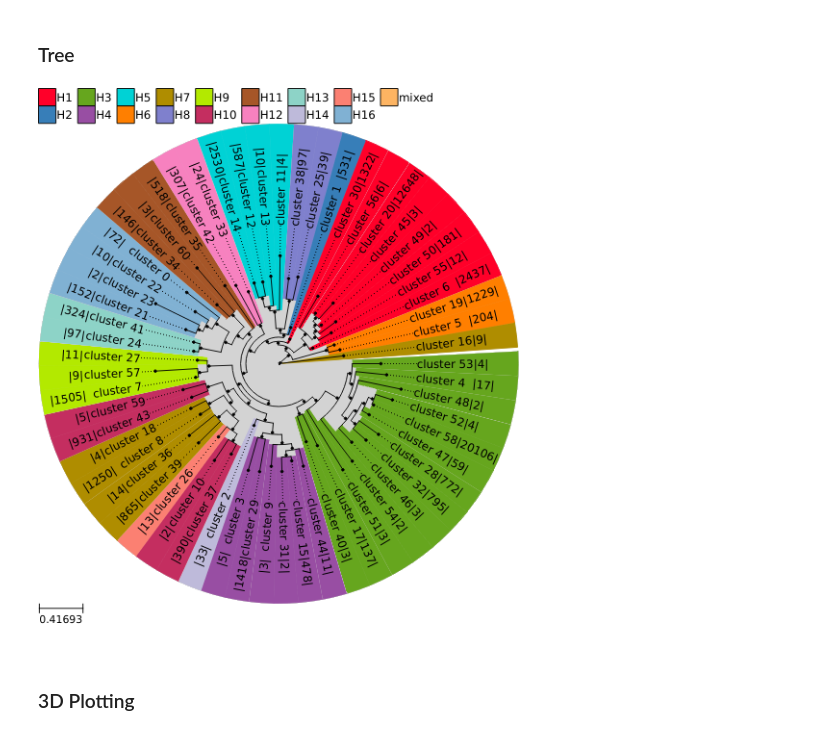
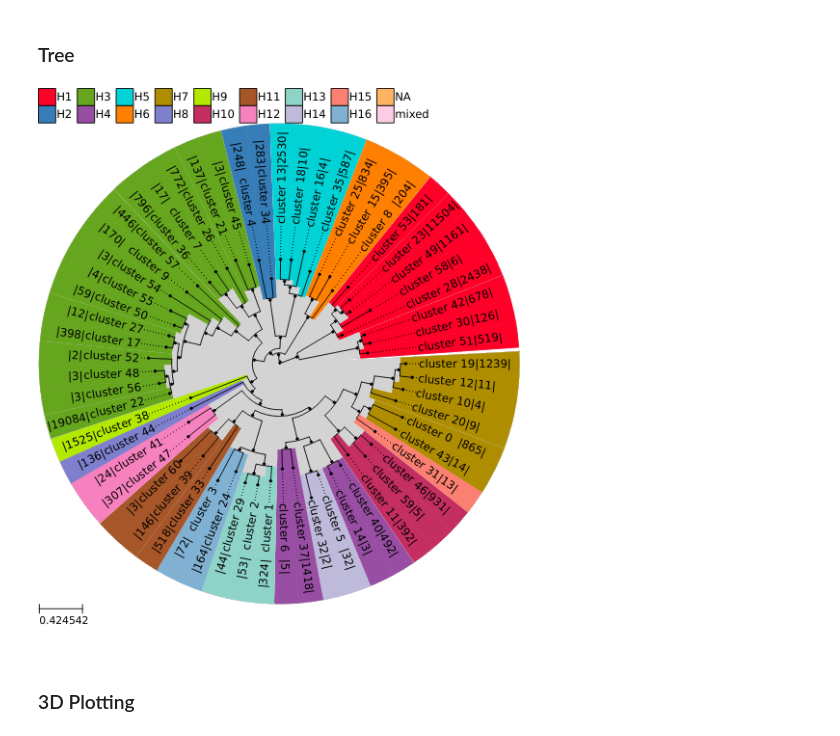
Before and after one commit to ahenoch/FluClust, a Jupyter notebook: Clusterer.ipynb, the cells around one changed output. Cells and saved outputs as stored; diff of their text form; code cells hidden in the pictures.

```diff
--- a/Clusterer.ipynb
+++ b/Clusterer.ipynb
@@ -454,7 +454,7 @@ def curateFASTA(infile, split, identifier = 0, columns = {'':1}):
 # %% [markdown]
 ### Clustering
 # %%
-k = 5
+k = 7
 split = '|'
 #quality = {'(?!^UNKNOWN_.*)':1}
 quality = {'pass':8, '4':2}
@@ -466,8 +466,8 @@ num_clust =  60
 n_components = 50
 procs = 10
 state = 1.0
-alpha = 0.5
-beta = 0.25
+alpha = 0.25
+beta = 0.125
 init = 0.0
 preprocess = True
 infile = 'A.fasta'
@@ -541,11 +541,11 @@ treequery.replace('', 'NA', inplace = True)
 treequery.replace(np.nan, 'NA', inplace = True)
 # %%
 tree, ts = getlocalTree(framelocal, treequery, feature = feature, rownumber = rownumber, prune = prune, treshold = treshold, listcolor = listcolor)
-#_ = tree.render(file_name = 'clustertree_degue.pdf', tree_style = ts, w = 500)
-_ = tree.render(file_name = 'clustertree_influenza.pdf', tree_style = ts, w = 500)
+#_ = tree.render(file_name = 'clustertree_degue_220103.pdf', tree_style = ts, w = 500)
+_ = tree.render(file_name = 'clustertree_influenza_220103.pdf', tree_style = ts, w = 500)
 tree.render(file_name = '%%inline', tree_style = ts, w = 500)
 # %% [output]
-[figure, old version]
+[figure, new version]
 # %% [markdown]
 ### 3D Plotting
 # %%
```
Also changed, not shown: parts of 13 cells of this notebook, 1 other file.
